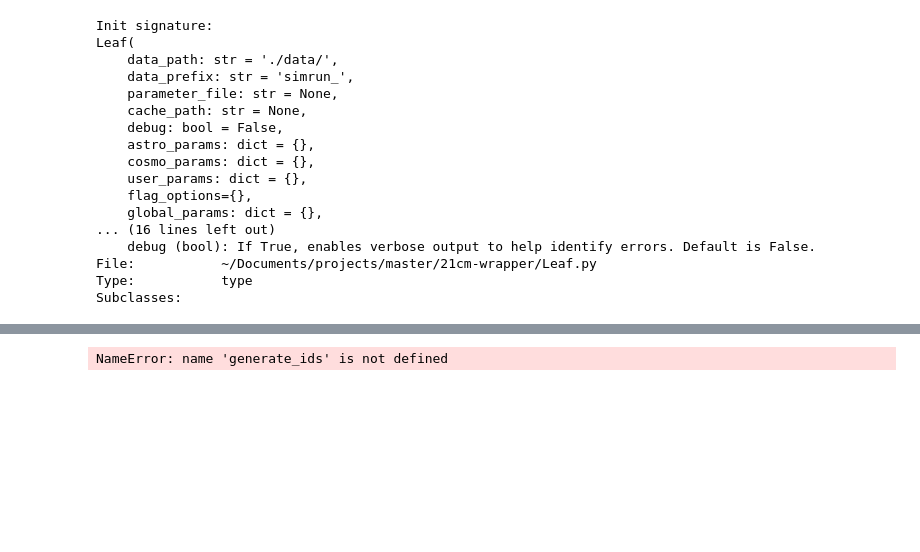
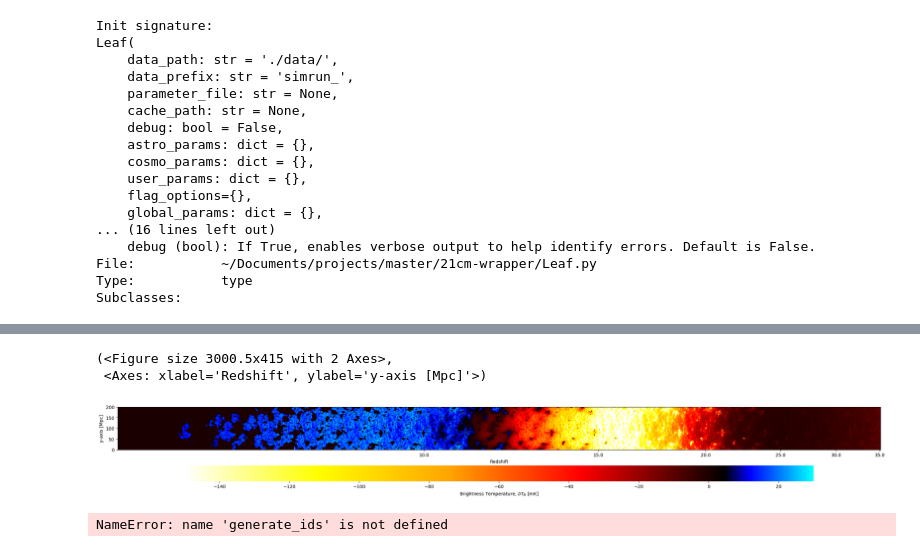
Before and after one commit to astro-ML/21cm-wrapper, a Jupyter notebook: 21cmfast.ipynb, the cells around one changed output, grey strips where cells are left out. Saved outputs shown, nothing was run; the diff lists cells and outputs as text; code cells hidden in the pictures; blank space fills up the shorter version.

```diff
--- a/21cmfast.ipynb
+++ b/21cmfast.ipynb
@@ -181,3 +163,10 @@ def generate_ids(quantity, threads):
+# %%
+ps_perp,k_perp, _ = get_power(data, boxlength=size, res_ndim=2,
+                                ignore_zero_mode=True, bin_ave=True, **kwargs)
+# %% [output]
+(<Figure size 3000.5x415 with 2 Axes>,
+ <Axes: xlabel='Redshift', ylabel='y-axis [Mpc]'>)
+[figure, added]
 # %%
 for i in generate_ids(quantity, threads):
     print(i)
```
Also changed, not shown: parts of 17 cells of this notebook, 3 other files.
